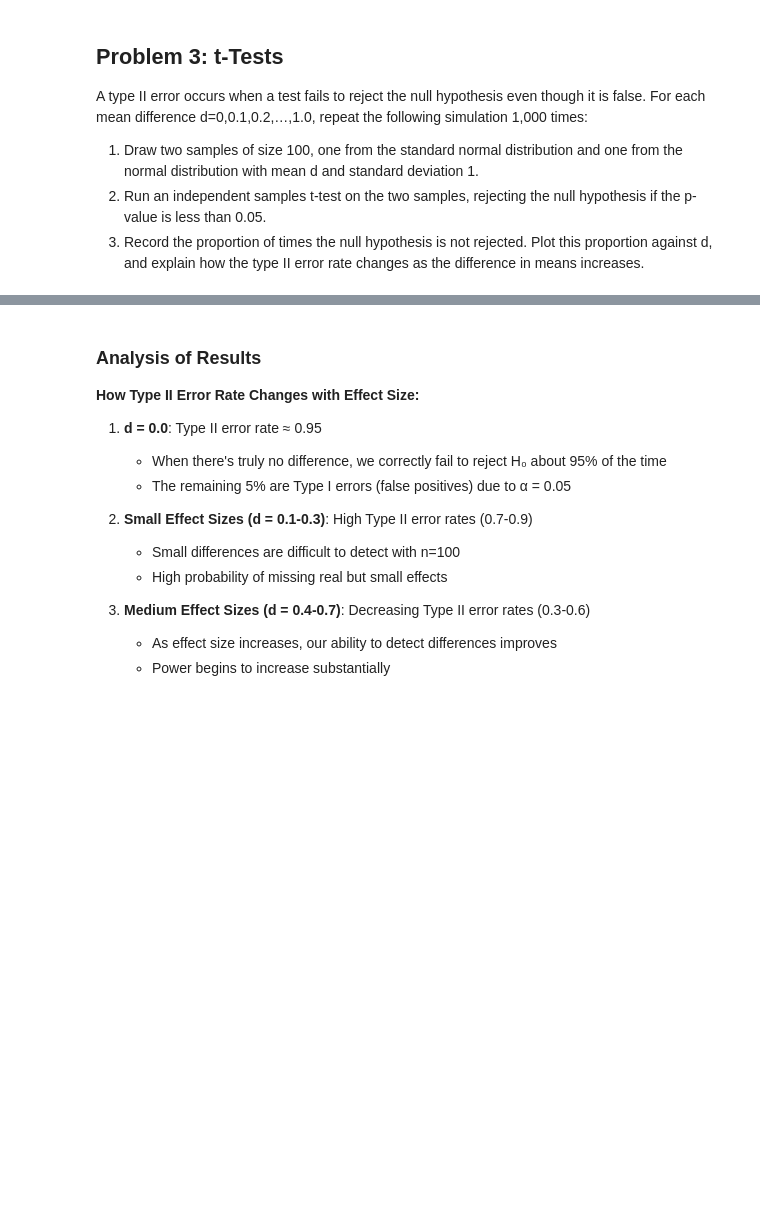
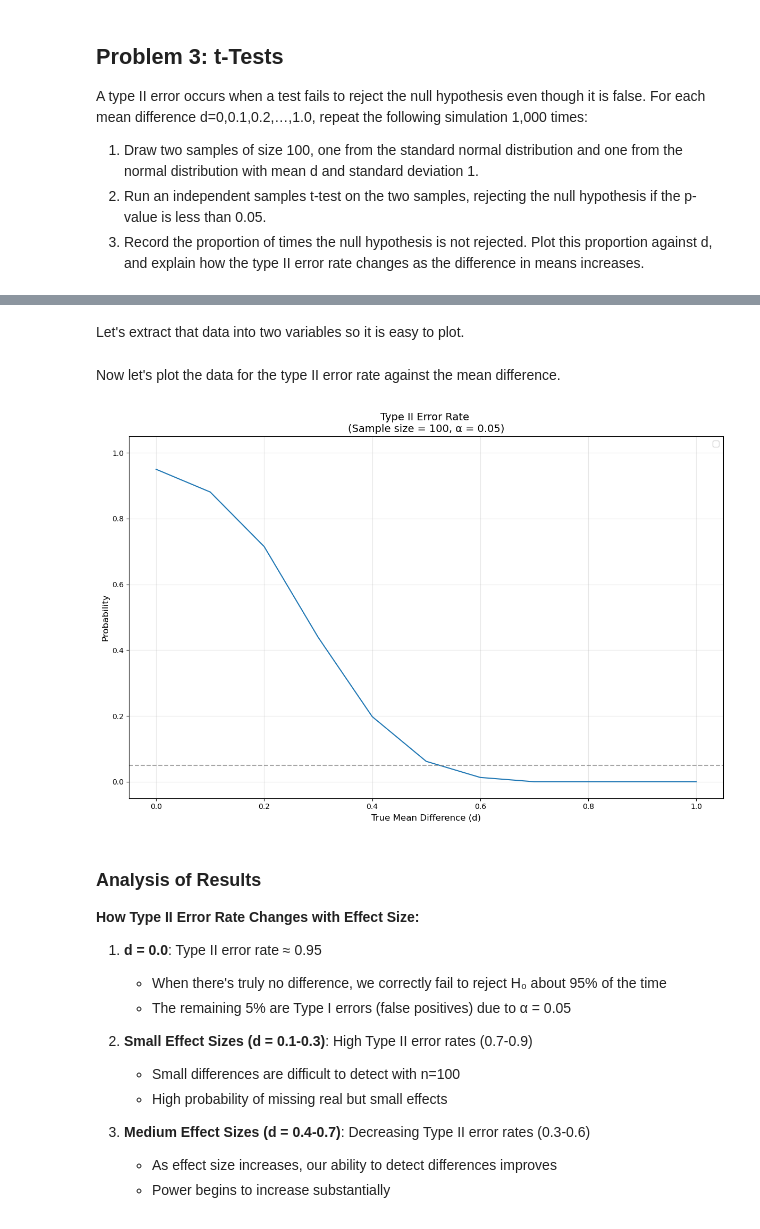
Before and after one commit to kknb1982/applied_statistics, a Jupyter notebook: problems.ipynb, the cells around one changed output, grey strips where cells are left out. Drawn from its saved outputs; the diff is of its cells as text; code cells hidden in the pictures; blank space fills up the shorter version.

```diff
--- a/problems.ipynb
+++ b/problems.ipynb
@@ -1022,0 +1094,4 @@ Significance level (α): 0.05
+# %%
+# Perform independent samples t-test
+# https://docs.scipy.org/doc/scipy/reference/generated/scipy.stats.ttest_ind.html
+t_stat, p_value = stats.ttest_ind(sample1, sample2)
@@ -1119,0 +1132,13 @@ plt.show()
+# %%
+# Run simulation for all mean differences
+# Create an blank list to hold Type II error rates and the associated mean difference
+type_ii_rates = []
+
+# Iterate over different mean differences
+for mean_diff in d:
+    # Calculate Type II error rate for this mean difference
+    rate = simulate_type_ii_error(mean_diff, n_simulations, sample_size, significance)
+    # Append the mean difference and the corresponding Type II error rate to the list
+    type_ii_rates.append((mean_diff, rate))
+    # Print the mean difference and the corresponding Type II error rate
+    print(f"d = {mean_diff}: Type II error rate = {rate}")
@@ -1120,3 +1157,35 @@ plt.show()
+# %% [markdown]
+Let's extract that data into two variables so it is easy to plot.
+# %%
+# Extract just the rates for plotting
+rates_only = [rate for mean_diff, rate in type_ii_rates]
+# Or extract just the mean differences
+mean_diffs = [mean_diff for mean_diff, rate in type_ii_rates]
+# %% [markdown]
+Now let's plot the data for the type II error rate against the mean difference.
+# %%
+# New axes.
+fig, ax = plt.subplots(figsize=(12, 8))
+
+# Plot the Type II error rates
+ax.plot(mean_diffs, rates_only)
+
+# Add formatting
+ax.set_xlabel('True Mean Difference (d)', fontsize=12)
+ax.set_ylabel('Probability', fontsize=12)
+ax.set_title('Type II Error Rate \n(Sample size = 100, α = 0.05)', fontsize=14)
+ax.grid(True, alpha=0.3)
+ax.legend(fontsize=11)
+ax.set_xlim(-0.05, 1.05)
+ax.set_ylim(-0.05, 1.05)
+
+# Add reference line at α = 0.05
+ax.axhline(y=0.05, color='gray', linestyle='--', alpha=0.7, label='α = 0.05')
+
+plt.tight_layout()
+plt.show()
+# %% [output]
+[figure, added]
 # %% [markdown]
 ### Analysis of Results
 
```
Also changed, not shown: parts of 53 cells of this notebook.
